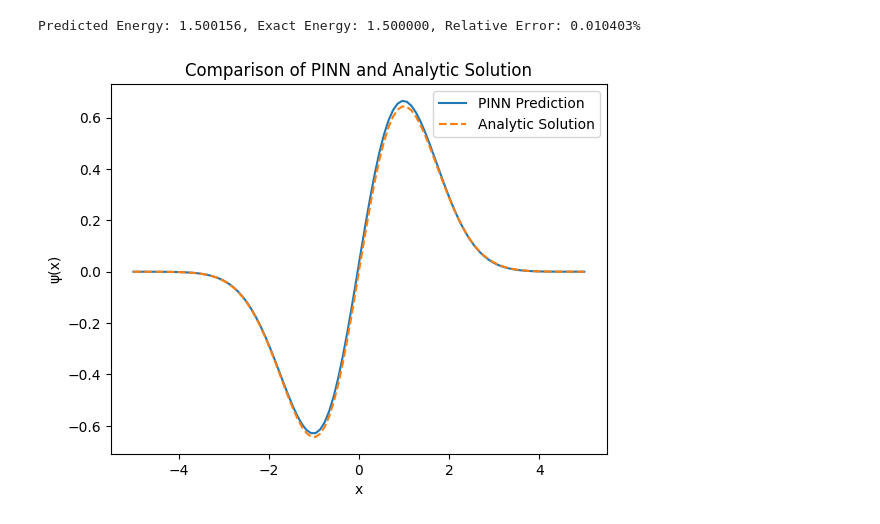
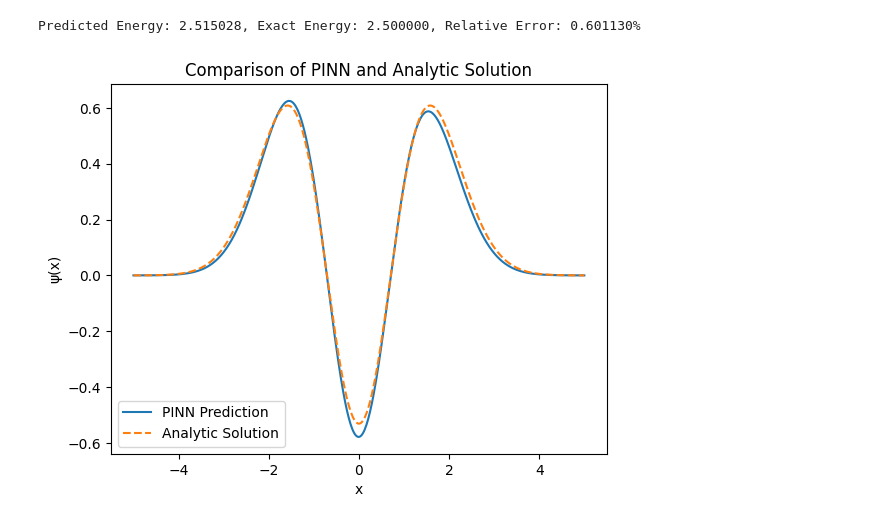
Before and after one commit to fredeco-gh/FYS-STK3155_Project3, a Jupyter notebook: src/HO.ipynb, the cells around one changed output. Cells and saved outputs as stored; diff of their text form; code cells hidden in the pictures.

```diff
--- a/src/HO.ipynb
+++ b/src/HO.ipynb
@@ -58,12 +25,13 @@ def compare_analytic(x, pinn, n=1):
 # %%
-pinn1 = train_tise(
+pinn2 = train_tise(
     x,
-    loss_func = Loss_PDE(PotentialHarmonicOscillator()),
+    loss_func = Loss_PDE(PotentialHarmonicOscillator()) + 1000*Loss_Orthogonality([pinn1]),
     x_lim=x_lim,
-    batch_size = 256,
-    lr = 4e-4,
-    lr_energy=2e-2,
-    E_init = 0.1,
+    lr = 1e-3,
+    lr_energy=1e-1,
+    E_init=0.5,
+    width = 6,
+    hidden_layers=1,
     ansatz_factor=ansatzfactor_HO_sym,
 )
 # %% [output]
@@ -98,14 +61,13 @@ Predicted Energy: 0.499968, Exact Energy: 0.500000, Relative Error: 0.006330%
 # %%
-pinn2 = train_tise(
+pinn3 = train_tise(
     x,
-    loss_func = Loss_PDE(PotentialHarmonicOscillator()) + 1.0*Loss_Orthogonality([pinn1]),
+    loss_func = Loss_PDE(PotentialHarmonicOscillator()) + 5*Loss_Orthogonality([pinn1,pinn2]),
     x_lim=x_lim,
-    batch_size = 256,
-    lr = 4e-4,
-    lr_energy=2e-2,
-    E_init = 0.5,
-    width=16,
-    hidden_layers=5,
+    lr = 1e-3,
+    lr_energy=1e-1,
+    E_init=1.5,
+    width = 8,
+    hidden_layers=2,
     ansatz_factor=ansatzfactor_HO_sym,
 )
 # %% [output]
@@ -134,6 +91,6 @@ for p in pinn2.parameters():
 # %%
-x_test = torch.linspace(x_lim[0], x_lim[1], 100).view(-1, 1).to(device)
-compare_analytic(x_test, pinn2,n=1)
+x_test = torch.linspace(x_lim[0], x_lim[1], 512).view(-1, 1).to(device)
+compare_analytic(x_test,x_lim,pinn3,n=2)
 # %% [output]
-Predicted Energy: 1.500156, Exact Energy: 1.500000, Relative Error: 0.010403%
+Predicted Energy: 2.515028, Exact Energy: 2.500000, Relative Error: 0.601130%
-[figure, old version]
+[figure, new version]
```
Also changed, not shown: parts of 21 cells of this notebook, 19 other files.
